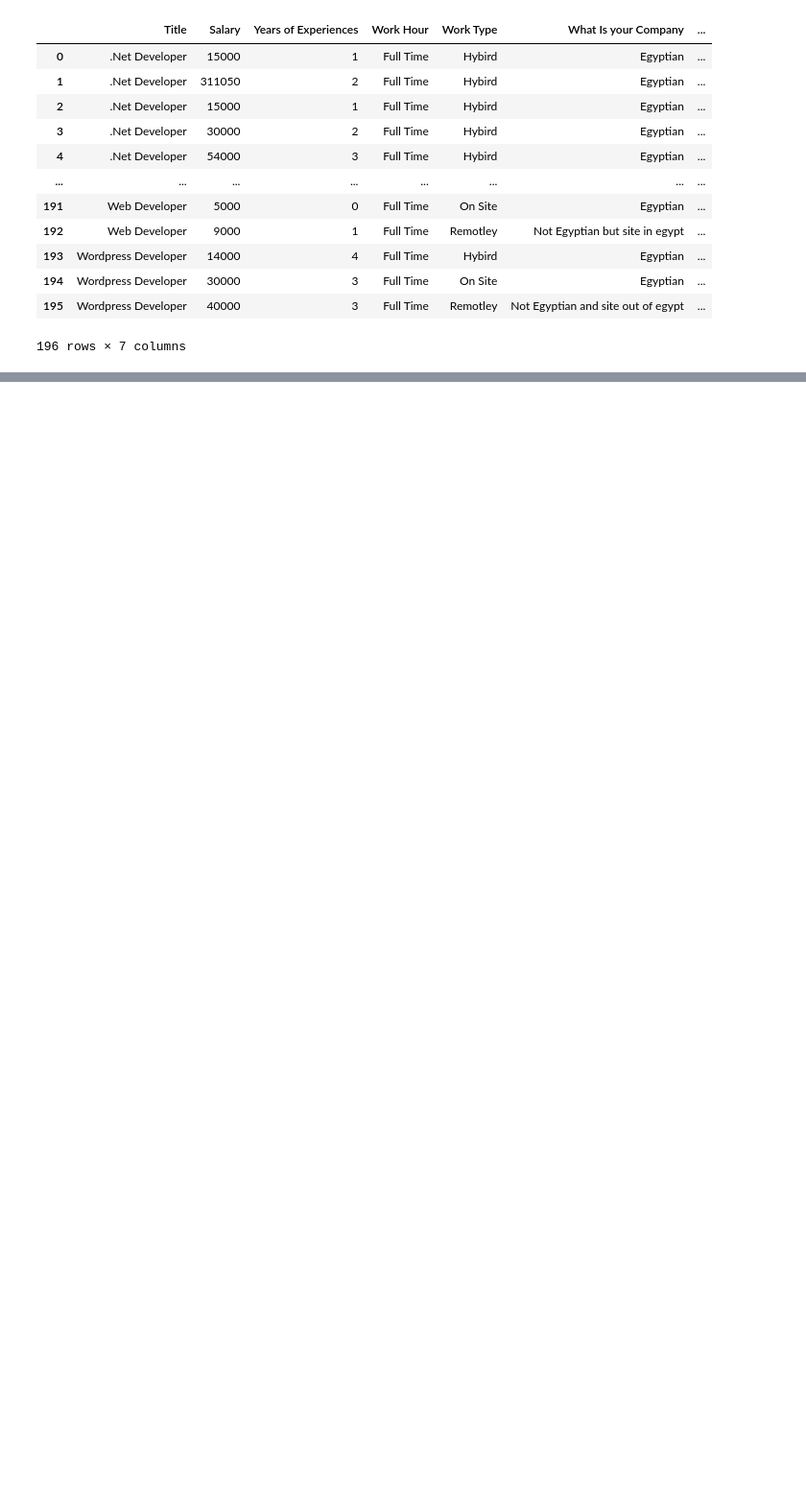
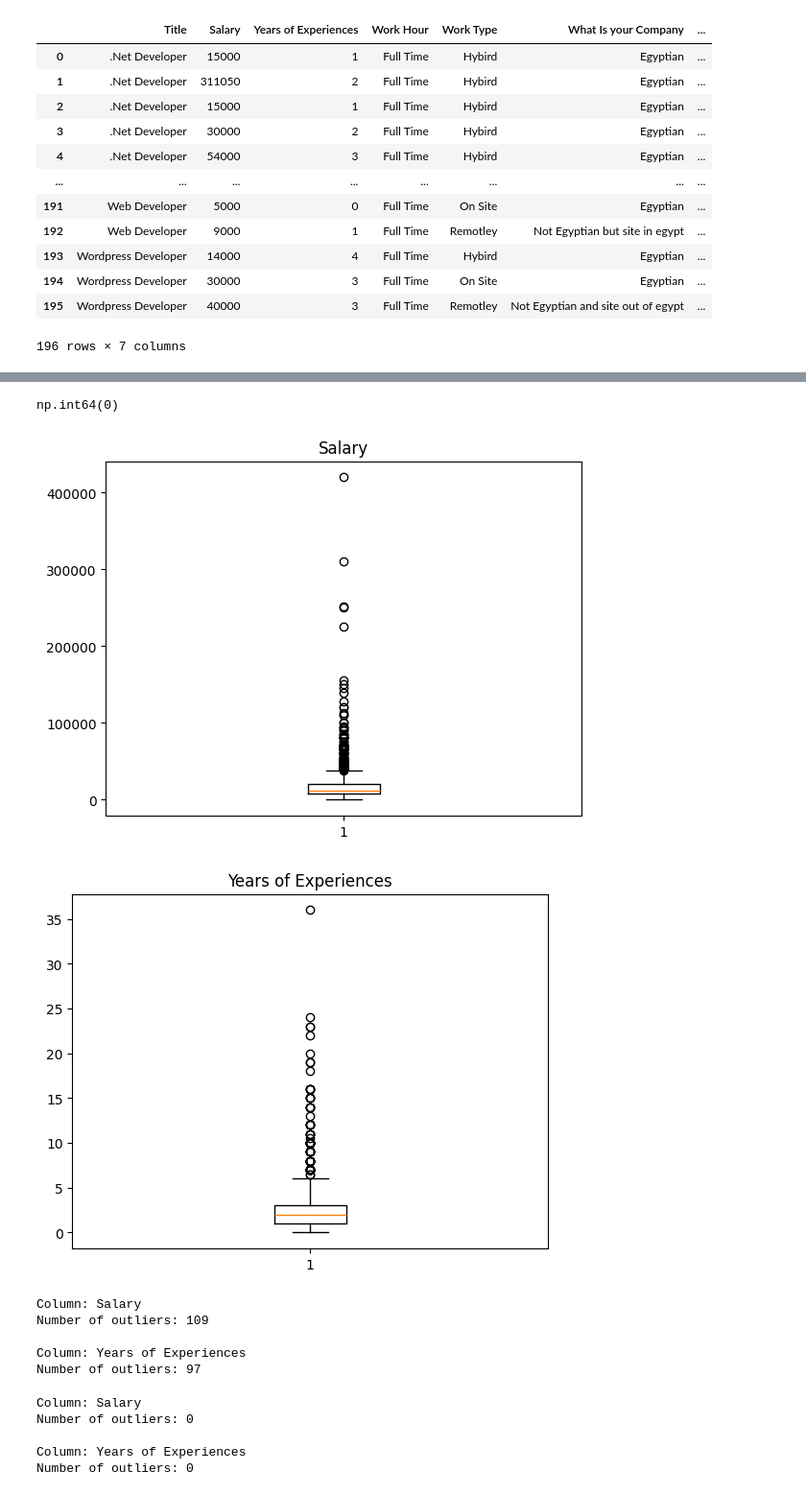
Before and after one commit to asmaa505/Egypt-ProgramingField-Analysis, a Jupyter notebook: Dataset/dataframe.ipynb, the cells around one changed output, grey strips where cells are left out. Shown at 96% size. Saved outputs shown, nothing was run; the diff lists cells and outputs as text; code cells hidden in the pictures; blank space fills up the shorter version.

```diff
--- a/Dataset/dataframe.ipynb
+++ b/Dataset/dataframe.ipynb
@@ -53,0 +218,2 @@ df2
+# %%
+df["City of Company site"].fillna(df["City of Company site"].mode()[0], inplace=True)
@@ -53,0 +226,7 @@ df2
+# %%
+df["Date of Salary"] = pd.to_datetime(df["Date of Salary"], errors="coerce")
+df["Date of Salary"] = df["Date of Salary"].ffill().bfill()
+# %%
+df["Salary"] = df["Salary"].fillna(df["Salary"].median())
+# %%
+df.drop(columns=["Work Hour"], inplace=True)
@@ -53,0 +246,40 @@ df2
+# %%
+# Remove Duplication
+df.duplicated().sum()
+# %% [output]
+np.int64(0)
+# %%
+import matplotlib.pyplot as plt
+
+num_cols = df.select_dtypes(include=['number']).columns
+
+
+for col in num_cols:
+    plt.figure()
+    plt.boxplot(df[col])
+    plt.title(col)
+    plt.show()
+# %% [output]
+[figure, added]
+[figure, added]
+# %%
+num_cols = df.select_dtypes(include=['number']).columns
+
+for col in num_cols:
+    Q1 = df[col].quantile(0.25)
+    Q3 = df[col].quantile(0.75)
+    IQR = Q3 - Q1
+
+    lower_bound = Q1 - 1.5 * IQR
+    upper_bound = Q3 + 1.5 * IQR
+
+    outliers = df[(df[col] < lower_bound) | (df[col] > upper_bound)]
+
+    print(f"\nColumn: {col}")
+    print(f"Number of outliers: {outliers.shape[0]}")
+# %% [output]
+Column: Salary
+Number of outliers: 109
+
+Column: Years of Experiences
+Number of outliers: 97
@@ -53,0 +308,21 @@ df2
+# %%
+num_cols = df.select_dtypes(include=['number']).columns
+
+for col in num_cols:
+    Q1 = df[col].quantile(0.25)
+    Q3 = df[col].quantile(0.75)
+    IQR = Q3 - Q1
+
+    lower_bound = Q1 - 1.5 * IQR
+    upper_bound = Q3 + 1.5 * IQR
+
+    outliers = df[(df[col] < lower_bound) | (df[col] > upper_bound)]
+
+    print(f"\nColumn: {col}")
+    print(f"Number of outliers: {outliers.shape[0]}")
+# %% [output]
+Column: Salary
+Number of outliers: 0
+
+Column: Years of Experiences
+Number of outliers: 0
```
Also changed, not shown: parts of 23 cells of this notebook, 4 other files.
